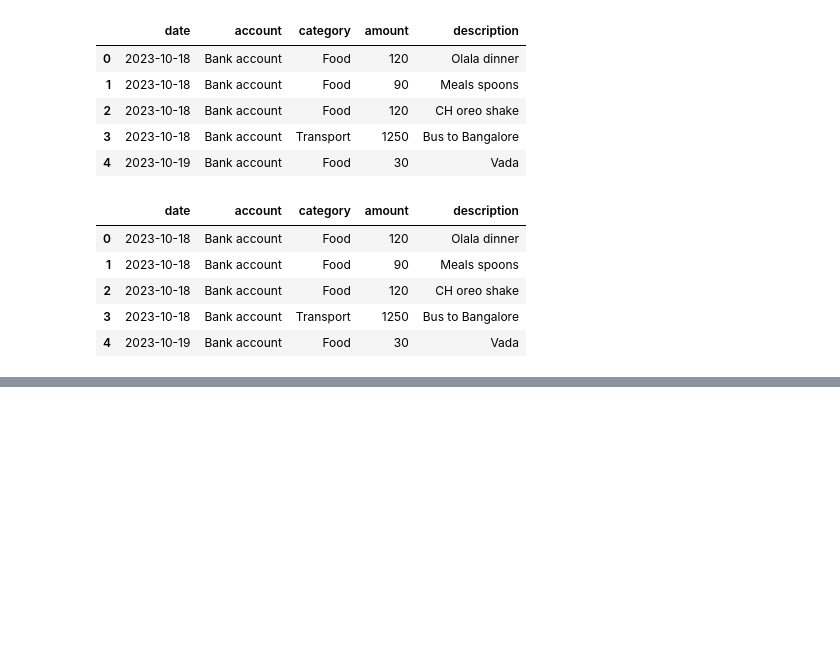
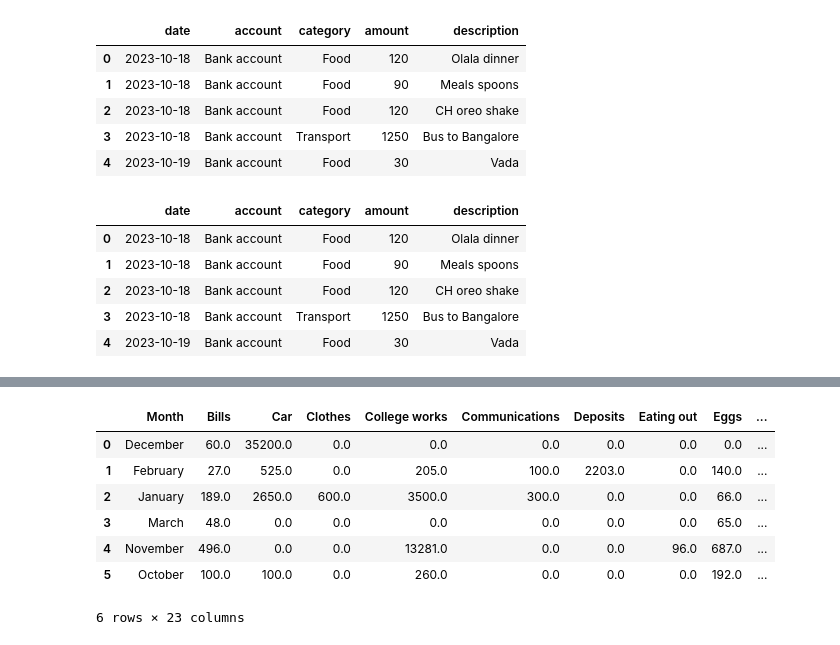
Before and after one commit to amanparasher/BudgetBud, a Jupyter notebook: backend/analysis.ipynb, the cells around one changed output, grey strips where cells are left out. Drawn from its saved outputs; the diff is of its cells as text; code cells hidden in the pictures; blank space fills up the shorter version.

```diff
--- a/backend/analysis.ipynb
+++ b/backend/analysis.ipynb
@@ -83,0 +96,5 @@ categories = ['Food', 'Transport', 'House', 'Sports', 'Car', 'Friends ',
+# %%
+#calculating the sum of monthly expenses
+monthly_expenses = data.groupby('Month')['amount'].sum()
+monthly_expenses = monthly_expenses.to_dict()
+monthly_expenses
@@ -83,0 +108,4 @@ categories = ['Food', 'Transport', 'House', 'Sports', 'Car', 'Friends ',
+# %%
+# Create a DataFrame from the dictionary
+expenses_df = pd.DataFrame(list(monthly_expenses.items()), columns=['Month', 'MonthlyExpenses'])
+expenses_df.head()
@@ -83,0 +119,10 @@ categories = ['Food', 'Transport', 'House', 'Sports', 'Car', 'Friends ',
+# %%
+#calculating monthly expenditure according to categories
+categorical_expenses = data.groupby(['category', 'Month'])['amount'].sum()
+monthly_sum_df = categorical_expenses.reset_index().pivot_table(index='Month', columns='category', values='amount')
+# %%
+# Arrange months in ascending order
+custom_order = ['October', 'November', 'December', 'January', 'February', 'March']
+monthly_sum_df = monthly_sum_df.fillna(0)
+monthly_sum_df.reindex(custom_order)
+monthly_sum_df.head()
@@ -83,0 +138,13 @@ categories = ['Food', 'Transport', 'House', 'Sports', 'Car', 'Friends ',
+# %%
+#need to add the monthly expenses
+merged_df = pd.merge(monthly_sum_df, expenses_df, on='Month', how='left')
+merged_df
+# %% [output]
+|  | Month | Bills | Car | Clothes | College works | Communications | Deposits | Eating out | Eggs | ... |
+| 0 | December | 60.0 | 35200.0 | 0.0 | 0.0 | 0.0 | 0.0 | 0.0 | 0.0 | ... |
+| 1 | February | 27.0 | 525.0 | 0.0 | 205.0 | 100.0 | 2203.0 | 0.0 | 140.0 | ... |
+| 2 | January | 189.0 | 2650.0 | 600.0 | 3500.0 | 300.0 | 0.0 | 0.0 | 66.0 | ... |
+| 3 | March | 48.0 | 0.0 | 0.0 | 0.0 | 0.0 | 0.0 | 0.0 | 65.0 | ... |
+| 4 | November | 496.0 | 0.0 | 0.0 | 13281.0 | 0.0 | 0.0 | 96.0 | 687.0 | ... |
+| 5 | October | 100.0 | 100.0 | 0.0 | 260.0 | 0.0 | 0.0 | 0.0 | 192.0 | ... |
+6 rows × 23 columns
```
Also changed, not shown: parts of 9 cells of this notebook, 1 other file.
